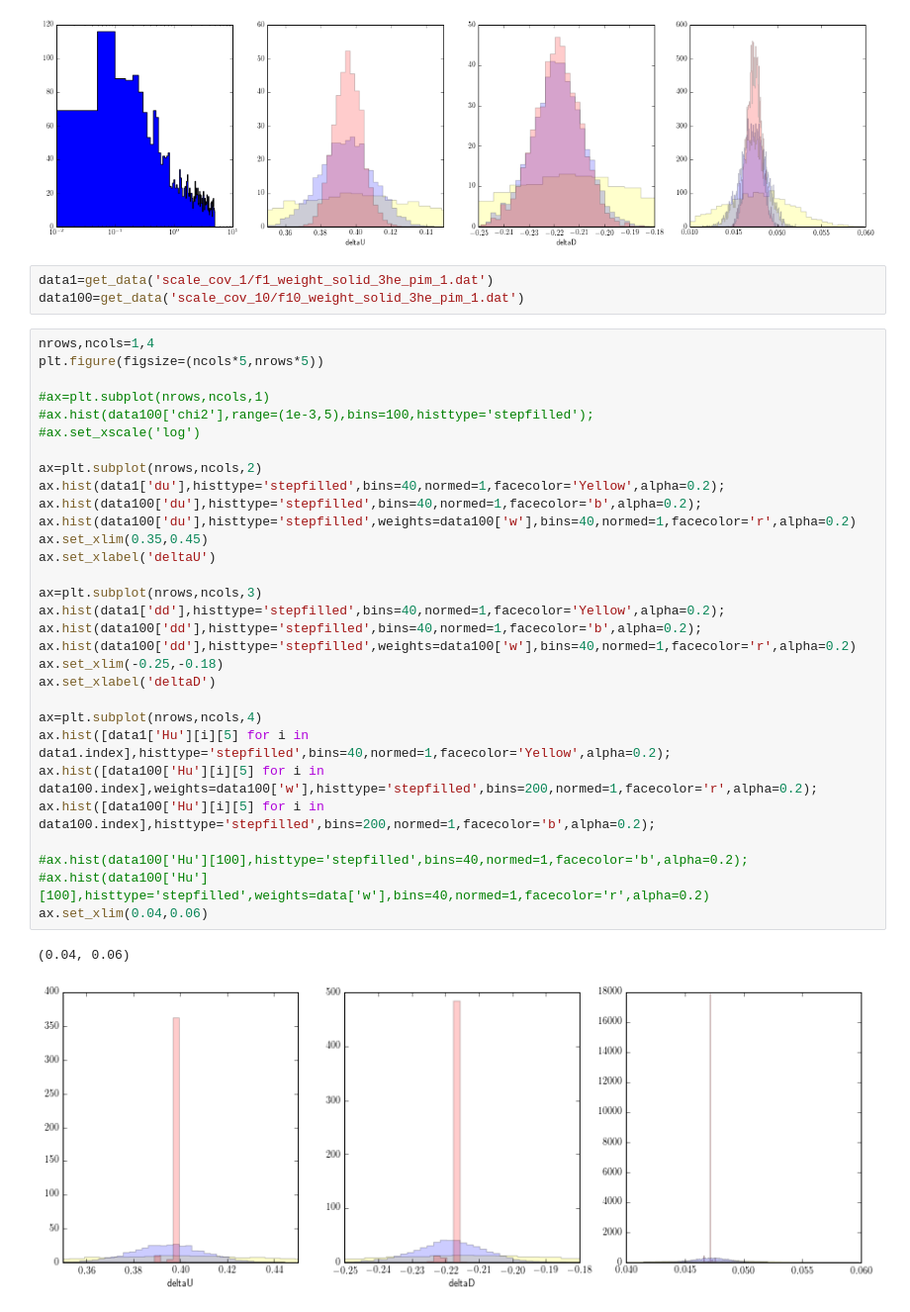
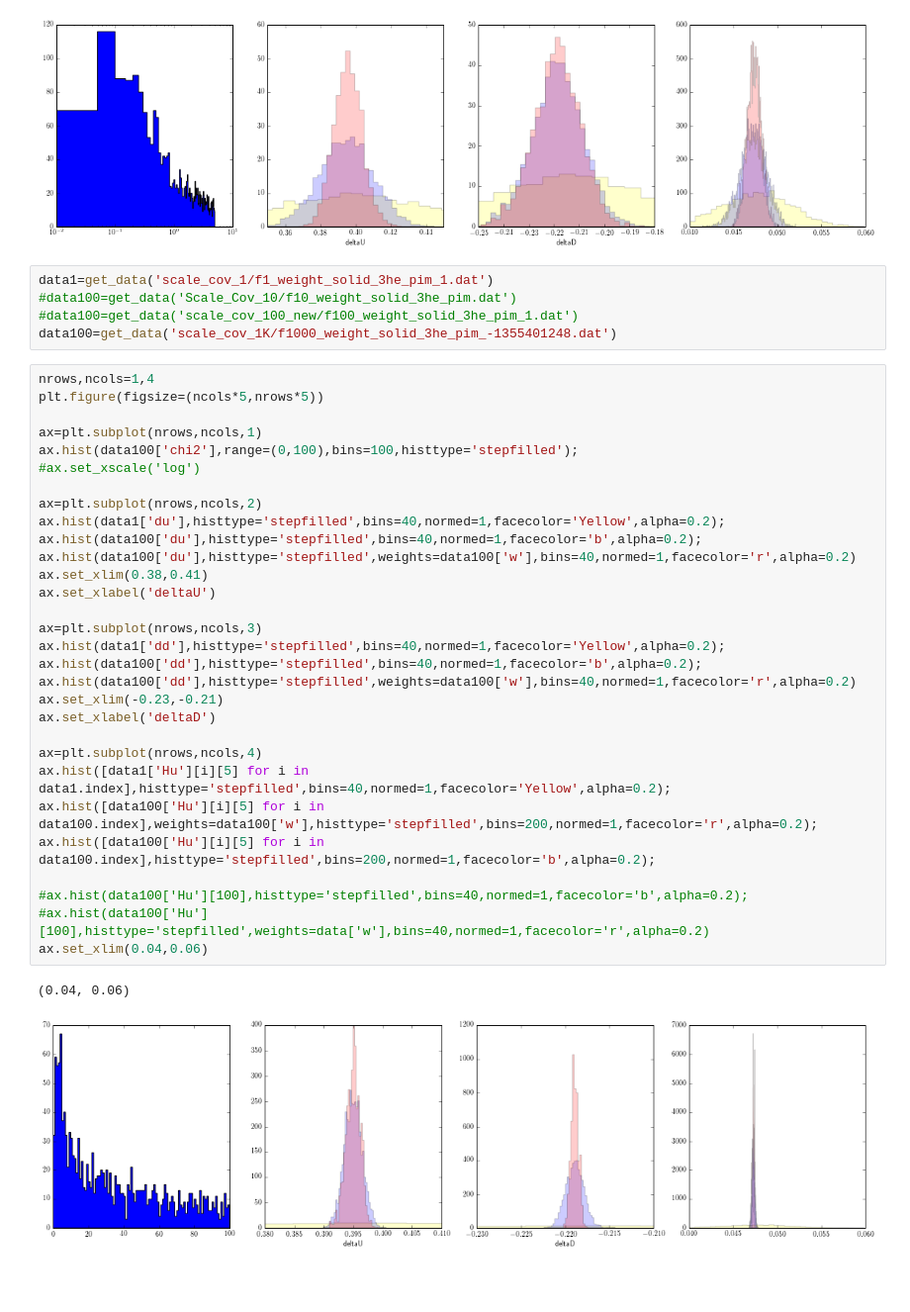
Before and after one commit to liu-tianbo/TMDs, a Jupyter notebook: analysis/analysis-new.ipynb, the cells around one changed output. Shown at 99% size. Cells and saved outputs as stored; diff of their text form; blank space fills up the shorter version.

```diff
--- a/analysis/analysis-new.ipynb
+++ b/analysis/analysis-new.ipynb
@@ -85,37 +85,39 @@ ax.set_xlim(0.04,0.06)
 [figure]
 # %%
 data1=get_data('scale_cov_1/f1_weight_solid_3he_pim_1.dat')
-data100=get_data('scale_cov_10/f10_weight_solid_3he_pim_1.dat')
+#data100=get_data('Scale_Cov_10/f10_weight_solid_3he_pim.dat')
+#data100=get_data('scale_cov_100_new/f100_weight_solid_3he_pim_1.dat')
+data100=get_data('scale_cov_1K/f1000_weight_solid_3he_pim_-1355401248.dat')
 # %%
 nrows,ncols=1,4
 plt.figure(figsize=(ncols*5,nrows*5))
 
-#ax=plt.subplot(nrows,ncols,1)
-#ax.hist(data100['chi2'],range=(1e-3,5),bins=100,histtype='stepfilled');
+ax=plt.subplot(nrows,ncols,1)
+ax.hist(data100['chi2'],range=(0,100),bins=100,histtype='stepfilled');
 #ax.set_xscale('log')
 
 ax=plt.subplot(nrows,ncols,2)
 ax.hist(data1['du'],histtype='stepfilled',bins=40,normed=1,facecolor='Yellow',alpha=0.2);
 ax.hist(data100['du'],histtype='stepfilled',bins=40,normed=1,facecolor='b',alpha=0.2);
 ax.hist(data100['du'],histtype='stepfilled',weights=data100['w'],bins=40,normed=1,facecolor='r',alpha=0.2)
-ax.set_xlim(0.35,0.45)
+ax.set_xlim(0.38,0.41)
 ax.set_xlabel('deltaU')
 
 ax=plt.subplot(nrows,ncols,3)
 ax.hist(data1['dd'],histtype='stepfilled',bins=40,normed=1,facecolor='Yellow',alpha=0.2);
 ax.hist(data100['dd'],histtype='stepfilled',bins=40,normed=1,facecolor='b',alpha=0.2);
 ax.hist(data100['dd'],histtype='stepfilled',weights=data100['w'],bins=40,normed=1,facecolor='r',alpha=0.2)
-ax.set_xlim(-0.25,-0.18)
+ax.set_xlim(-0.23,-0.21)
 ax.set_xlabel('deltaD')
 
 ax=plt.subplot(nrows,ncols,4)
 ax.hist([data1['Hu'][i][5] for i in data1.index],histtype='stepfilled',bins=40,normed=1,facecolor='Yellow',alpha=0.2);
 ax.hist([data100['Hu'][i][5] for i in data100.index],weights=data100['w'],histtype='stepfilled',bins=200,normed=1,facecolor='r',alpha=0.2);
 ax.hist([data100['Hu'][i][5] for i in data100.index],histtype='stepfilled',bins=200,normed=1,facecolor='b',alpha=0.2);
 
 #ax.hist(data100['Hu'][100],histtype='stepfilled',bins=40,normed=1,facecolor='b',alpha=0.2);
 #ax.hist(data100['Hu'][100],histtype='stepfilled',weights=data['w'],bins=40,normed=1,facecolor='r',alpha=0.2)
 ax.set_xlim(0.04,0.06)
 # %% [output]
 (0.04, 0.06)
-[figure, old version]
+[figure, new version]
```
Also changed, not shown: parts of 1 cell of this notebook, 2 other files.
